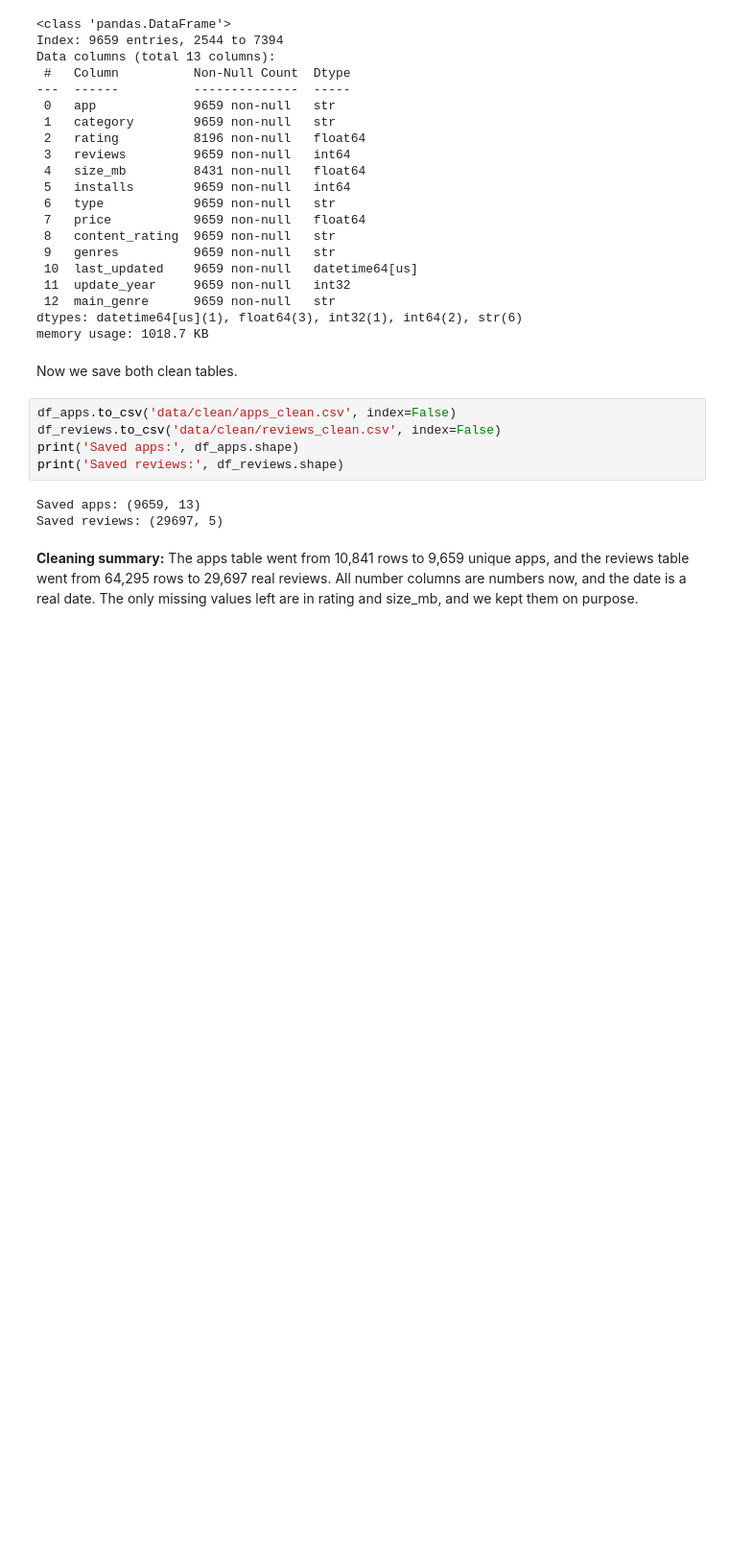
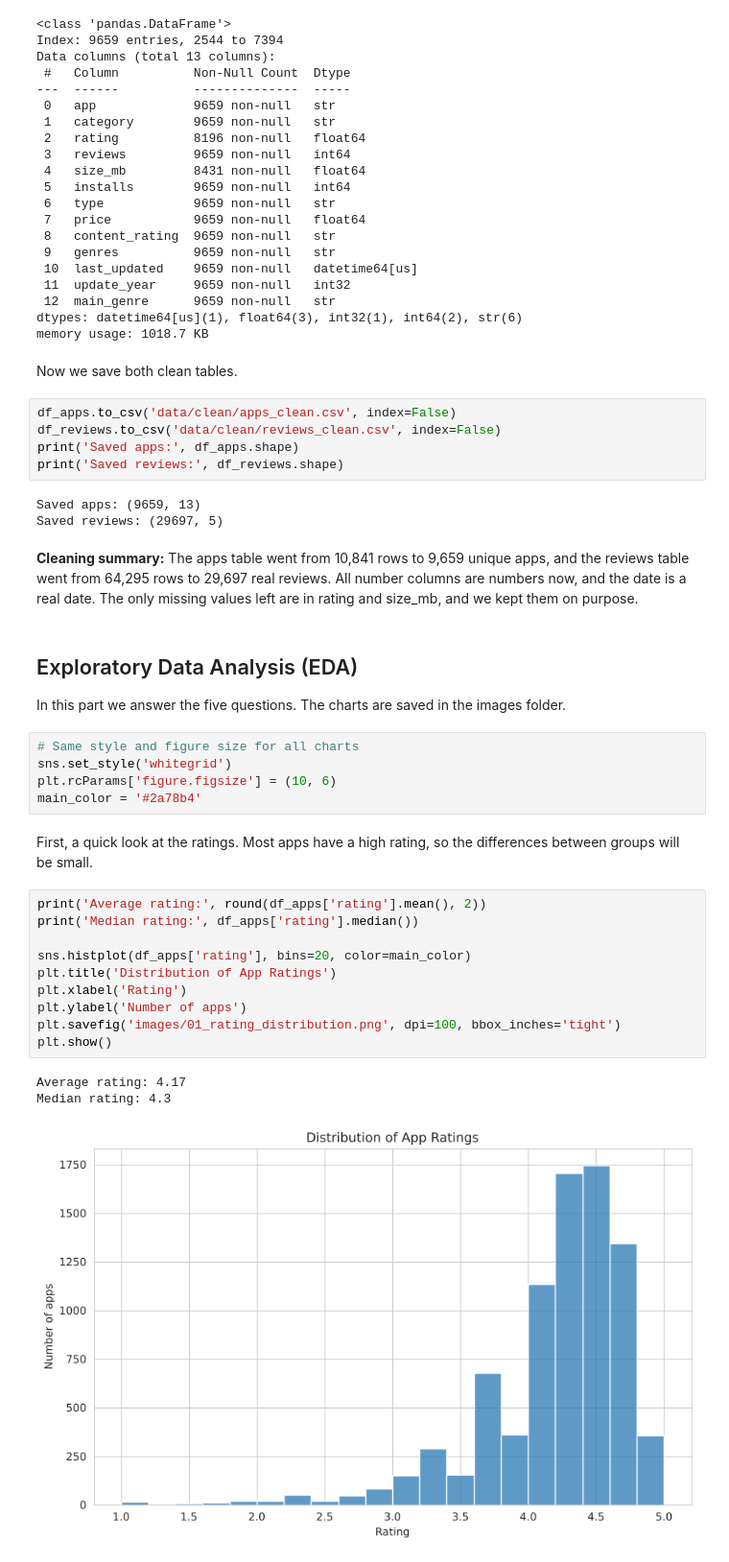
Before and after one commit to ahmed2sadeq/google-play-apps-analysis, a Jupyter notebook: project.ipynb, the cells around one changed output. Shown at 96% size. Saved outputs shown, nothing was run; the diff lists cells and outputs as text; blank space fills up the shorter version.

Commit message:
Answer Q1 and Q2 with charts

```diff
--- a/project.ipynb
+++ b/project.ipynb
@@ -605,3 +605,27 @@ Saved apps: (9659, 13)
 Saved reviews: (29697, 5)
 # %% [markdown]
 **Cleaning summary:** The apps table went from 10,841 rows to 9,659 unique apps, and the reviews table went from 64,295 rows to 29,697 real reviews. All number columns are numbers now, and the date is a real date. The only missing values left are in rating and size_mb, and we kept them on purpose.
+# %% [markdown]
+## Exploratory Data Analysis (EDA)
+In this part we answer the five questions. The charts are saved in the images folder.
+# %%
+# Same style and figure size for all charts
+sns.set_style('whitegrid')
+plt.rcParams['figure.figsize'] = (10, 6)
+main_color = '#2a78b4'
+# %% [markdown]
+First, a quick look at the ratings. Most apps have a high rating, so the differences between groups will be small.
+# %%
+print('Average rating:', round(df_apps['rating'].mean(), 2))
+print('Median rating:', df_apps['rating'].median())
+
+sns.histplot(df_apps['rating'], bins=20, color=main_color)
+plt.title('Distribution of App Ratings')
+plt.xlabel('Rating')
+plt.ylabel('Number of apps')
+plt.savefig('images/01_rating_distribution.png', dpi=100, bbox_inches='tight')
+plt.show()
+# %% [output]
+Average rating: 4.17
+Median rating: 4.3
+[figure, added]
```
Also changed, not shown: parts of 14 cells of this notebook, 3 other files.
